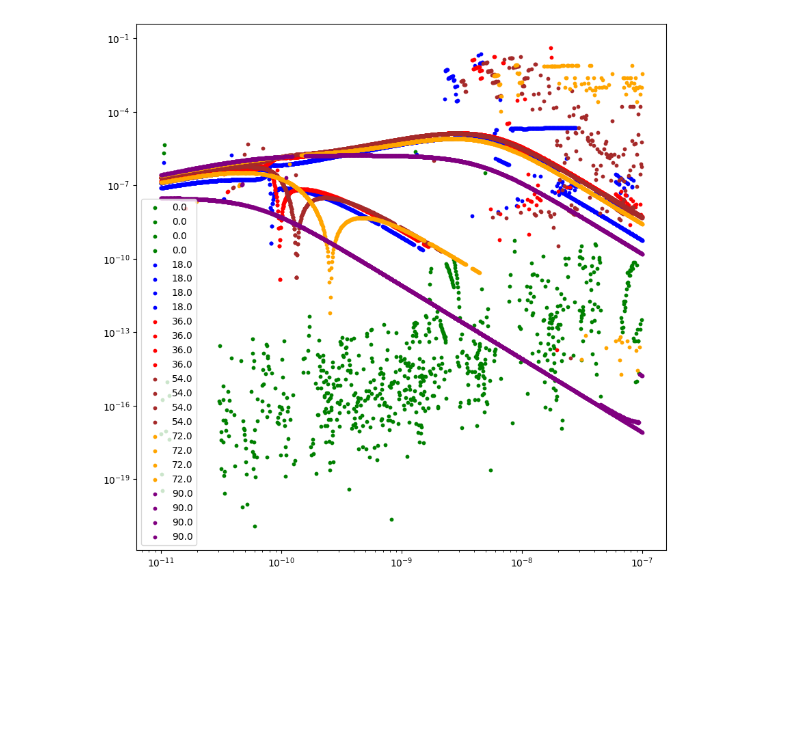
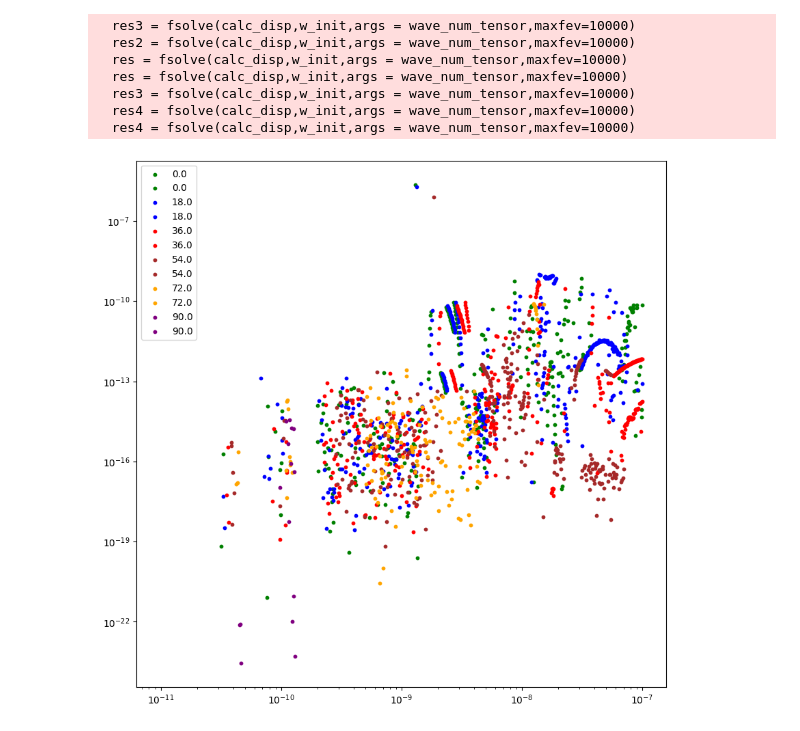
Before and after one commit to Butadiene/cold_plasma_dipassive, a Jupyter notebook: test.ipynb, the cells around one changed output. Saved outputs shown, nothing was run; the diff lists cells and outputs as text; code cells hidden in the pictures; blank space fills up the shorter version.

```diff
--- a/test.ipynb
+++ b/test.ipynb
@@ -62,10 +62,10 @@ def calc_disp(w,wave_num_tensor):
     K_para -= plasma_frequencies**2.0/w_rc**2.0
 
 
-  K_tensor = -np.array([[K_para,0.0j,0.0j],[0.0j,K_perp,-1.0j*K_x],[0.0j,1.0j*K_x,K_perp]])
+  K_tensor = np.array([[K_para,0.0j,0.0j],[0.0j,K_perp,-1.0j*K_x],[0.0j,1.0j*K_x,K_perp]])
 
 
-  matrix = w_rc**2.0/c**2.0*K_tensor + wave_num_tensor
+  matrix = w_rc**2.0/c**2.0*K_tensor - wave_num_tensor
 
   det = np.linalg.det(matrix)
 
@@ -100,7 +100,7 @@ Gamma_val = (1.0/6e6) * np.array([[[-5.49523162e-09, 1.80752322e+00, 3.24065137e
   [ 1.77738184e-08, 8.51707317e-14,-1.48056124e-01],
   [-5.91165011e-02, 1.48056124e-01,-1.05833491e-19]]])
 
-Gamma_val = np.array([[[0, 1e-12, 0],
+Gamma_val = np.array([[[0, 1e-12*0., 0],
   [0,0,0],
   [0,0,0]],
   [[0,0,0],
@@ -130,38 +130,45 @@ for init in range(1):
                 wave_num_tensor[kappa][kappa] += karray[beta]**2.0
                 for tau in range(3):
                     wave_num_tensor[kappa][kappa] += -1.0j*karray[beta]*upsilon(tau,beta,tau)
 
         for kappa in range(3):
             for neu in range(3):
                 wave_num_tensor[kappa][neu] += -karray[kappa]*karray[neu]
                 for tau in range(3):
                     wave_num_tensor[kappa][neu] += +1.0j*karray[kappa]*upsilon(tau,neu,tau)
                 for beta in range(3):
                     wave_num_tensor[kappa][neu] +=1.0j*karray[beta]*(upsilon(beta,kappa,neu)+upsilon(neu,beta,kappa))
                     for tau in range(3):
                         wave_num_tensor[kappa][neu] += upsilon(beta,kappa,neu)*upsilon(tau,beta,tau)+0.5*upsilon(tau,beta,neu)*upsilon(tau,beta,kappa)
 
         w_init = np.array([4e-4,0.0])
         #-1.0+init*0.2
         res = fsolve(calc_disp,w_init,args = wave_num_tensor,maxfev=10000)
         w_init[0] = 1e-1
         res2 = fsolve(calc_disp,w_init,args = wave_num_tensor,maxfev=10000)
         w_init[0] = 1e-2
         res3 = fsolve(calc_disp,w_init,args = wave_num_tensor,maxfev=10000)
         w_init[0] = 1e-5
         res4 = fsolve(calc_disp,w_init,args = wave_num_tensor,maxfev=10000)
 
 
-        w_res[k_index] = res[1]
-        w_res2[k_index] = res2[1]
-        w_res3[k_index] = res3[1]
-        w_res4[k_index] = res4[1]
-    color= colors_index[theta_count]
+        w_res[k_index] = res[0]
+        w_res2[k_index] = res2[0]
+        w_res3[k_index] = res3[0]
+        w_res4[k_index] = res4[0]
+    color= colors_index[theta_index[0]]
     ax1.scatter(k_array_for_index,w_res,label = theta*180/np.pi, s= 10,c = color)
     ax1.scatter(k_array_for_index,w_res2,label = theta*180/np.pi, s= 10,c = color)
-    ax1.scatter(k_array_for_index,w_res3,label = theta*180/np.pi, s= 10,c = color)
-    ax1.scatter(k_array_for_index,w_res4,label = theta*180/np.pi, s= 10,c = color)
+    #ax1.scatter(k_array_for_index,w_res3,label = theta*180/np.pi, s= 10,c = color)
+    #ax1.scatter(k_array_for_index,w_res4,label = theta*180/np.pi, s= 10,c = color)
     if(init == 0):
         ax1.legend()
 # %% [output]
+  res3 = fsolve(calc_disp,w_init,args = wave_num_tensor,maxfev=10000)
+  res2 = fsolve(calc_disp,w_init,args = wave_num_tensor,maxfev=10000)
+  res = fsolve(calc_disp,w_init,args = wave_num_tensor,maxfev=10000)
+  res = fsolve(calc_disp,w_init,args = wave_num_tensor,maxfev=10000)
+  res3 = fsolve(calc_disp,w_init,args = wave_num_tensor,maxfev=10000)
+  res4 = fsolve(calc_disp,w_init,args = wave_num_tensor,maxfev=10000)
+  res4 = fsolve(calc_disp,w_init,args = wave_num_tensor,maxfev=10000)
-[figure, old version]
+[figure, new version]
```
